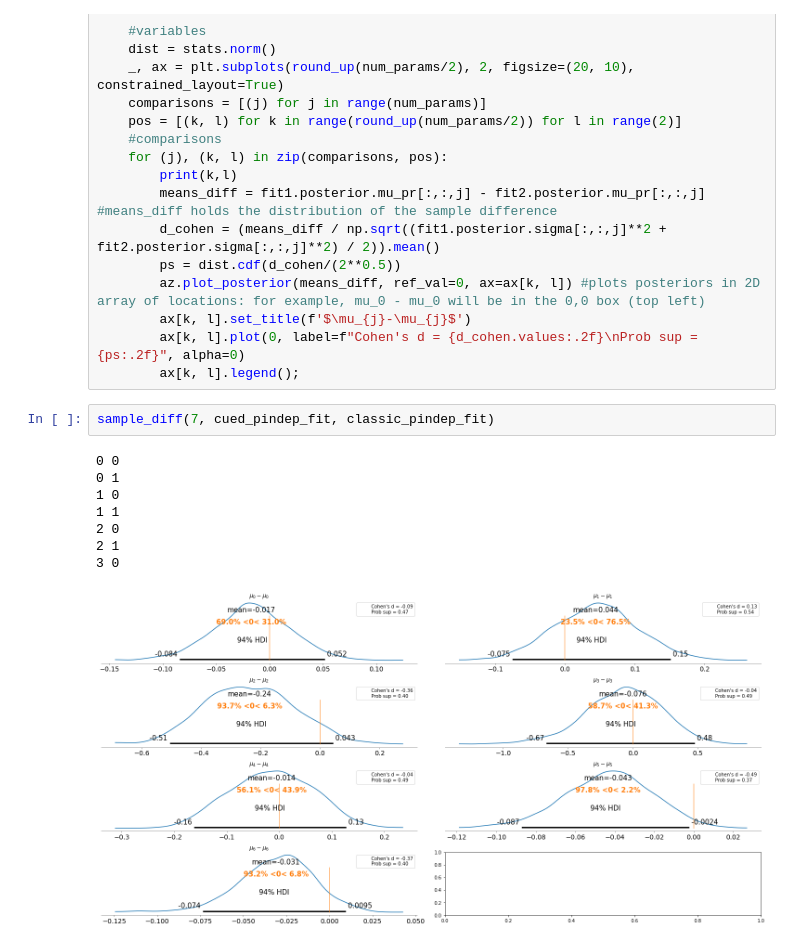
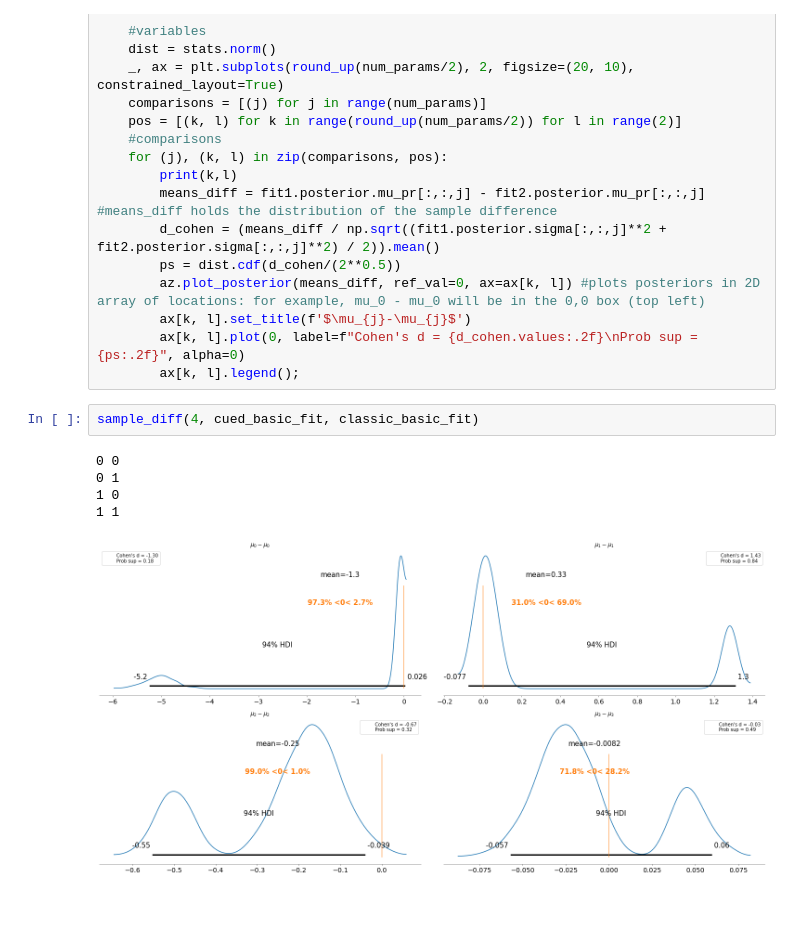
Before and after one commit to deckyblue/sparklyRGT, a Jupyter notebook: Pystan/HDI/langdon_posterior_figures.ipynb, the cells around one changed output. Saved outputs shown, nothing was run; the diff lists cells and outputs as text; blank space fills up the shorter version.

```diff
--- a/Pystan/HDI/langdon_posterior_figures.ipynb
+++ b/Pystan/HDI/langdon_posterior_figures.ipynb
@@ -264,14 +297,11 @@ def sample_diff(num_params, fit1, fit2):
         ax[k, l].set_title(f'$\mu_{j}-\mu_{j}$')
         ax[k, l].plot(0, label=f"Cohen's d = {d_cohen.values:.2f}\nProb sup = {ps:.2f}", alpha=0)
         ax[k, l].legend();
-# %%
-sample_diff(7, cued_pindep_fit, classic_pindep_fit)
-# %% [output]
-0 0
-0 1
-1 0
-1 1
-2 0
-2 1
-3 0
-[figure, removed]
+# %%
+sample_diff(4, cued_basic_fit, classic_basic_fit)
+# %% [output]
+0 0
+0 1
+1 0
+1 1
+[figure, added]
```
Also changed, not shown: parts of 6 cells of this notebook, 1 other file.
